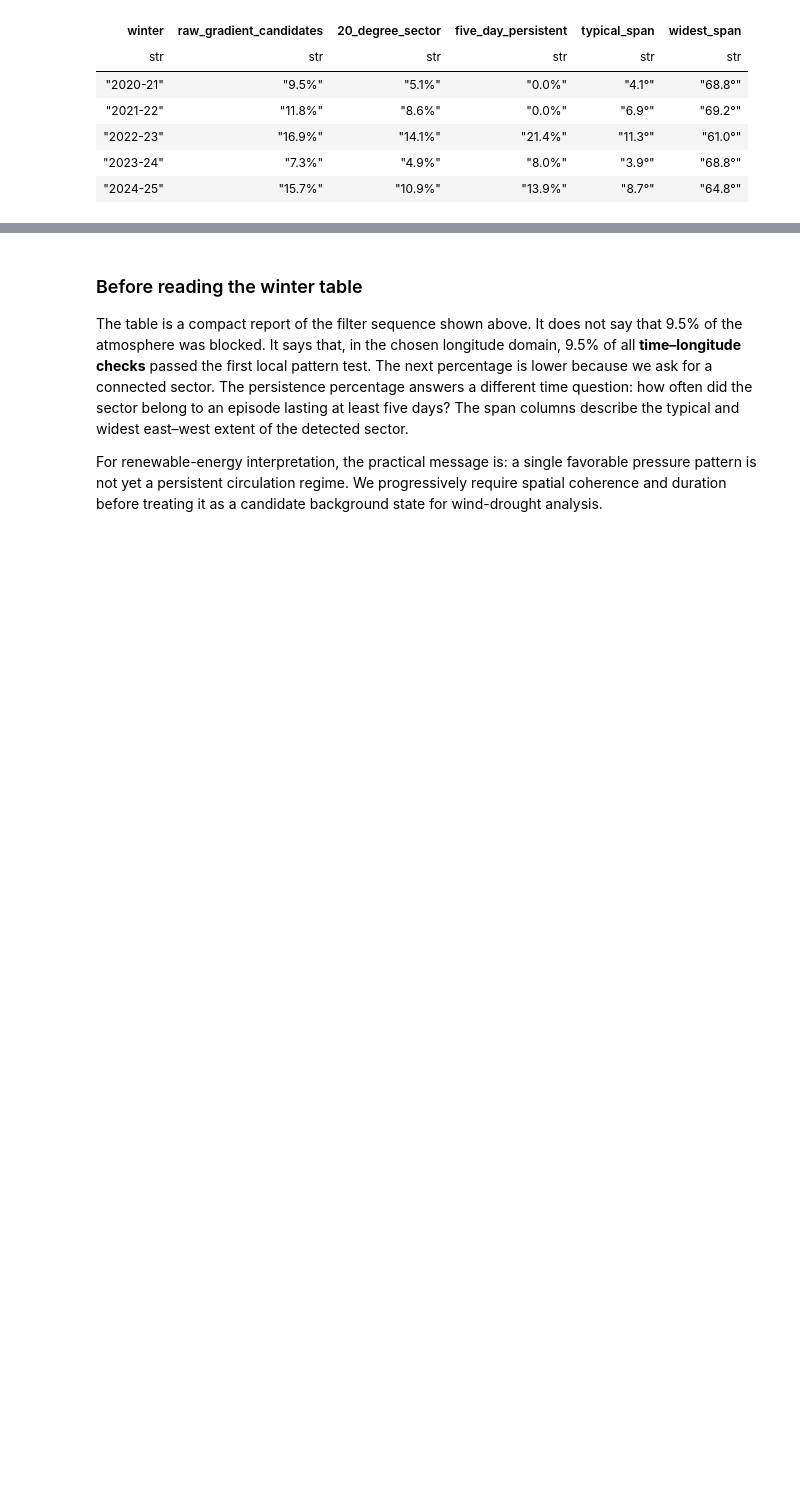
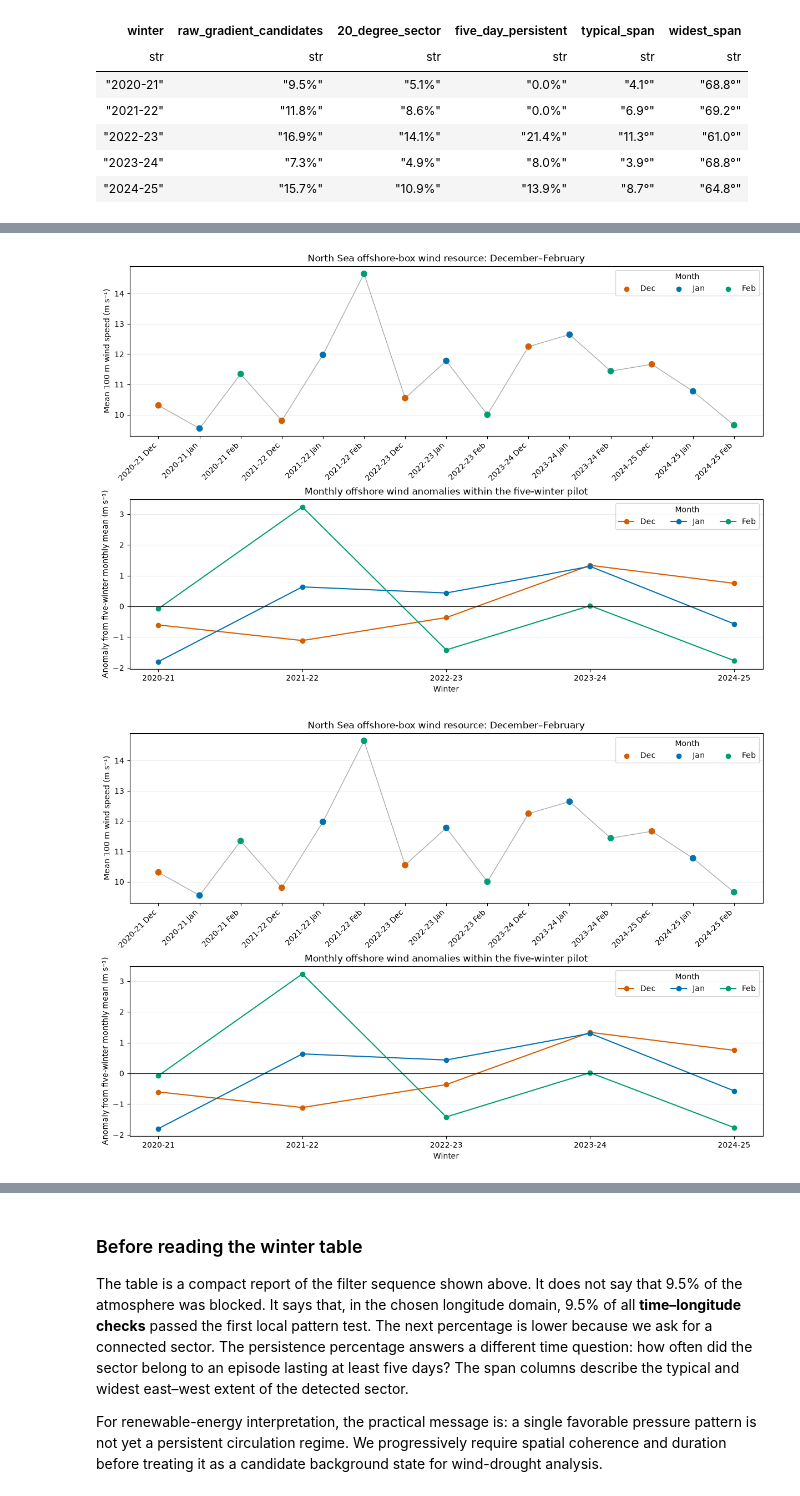
Before and after one commit to TunaHim/EuroGrid-Climate-Dynamics, a Jupyter notebook: notebooks/03_era5_blocking_benchmark.ipynb, the cells around one changed output, grey strips where cells are left out. Cells and saved outputs as stored; diff of their text form; code cells hidden in the pictures; blank space fills up the shorter version.

Commit message:
Complete historical ERA5 wind benchmark
Co-Authored-By: Himansu Kesari Pradhan <kesarihimansu@gmail.com>

```diff
--- a/notebooks/03_era5_blocking_benchmark.ipynb
+++ b/notebooks/03_era5_blocking_benchmark.ipynb
@@ -228,0 +284,32 @@ shape: (5, 6)
+# %%
+# Plot the three monthly offshore wind points for every winter and their monthly anomalies.
+fig, axes = plt.subplots(2, 1, figsize=(12, 8), constrained_layout=True)
+labels = [f"{row['winter']} {row['month']}" for row in monthly_summary.to_dicts()]
+values = monthly_summary["mean_wind_m_s"].to_list()
+colors = {"Dec": "#D55E00", "Jan": "#0072B2", "Feb": "#009E73"}
+point_colors = [colors[row["month"]] for row in monthly_summary.to_dicts()]
+axes[0].plot(np.arange(len(values)), values, color="#555555", linewidth=1, alpha=0.5)
+axes[0].scatter(np.arange(len(values)), values, c=point_colors, s=55, zorder=3)
+axes[0].set_xticks(np.arange(len(labels)), labels, rotation=45, ha="right")
+axes[0].set_ylabel("Mean 100 m wind speed (m s⁻¹)")
+axes[0].set_title("North Sea offshore-box wind resource: December–February")
+axes[0].grid(axis="y", alpha=0.25)
+for month, color in colors.items():
+    axes[0].scatter([], [], color=color, label=month)
+axes[0].legend(title="Month", ncol=3)
+
+for month, color in colors.items():
+    subset = monthly_summary.filter(pl.col("month") == month)
+    axes[1].plot(
+        subset["winter"].to_list(), subset["anomaly_m_s"].to_list(), marker="o", color=color, label=month
+    )
+axes[1].axhline(0, color="black", linewidth=0.8)
+axes[1].set_ylabel("Anomaly from five-winter monthly mean (m s⁻¹)")
+axes[1].set_xlabel("Winter")
+axes[1].set_title("Monthly offshore wind anomalies within the five-winter pilot")
+axes[1].grid(axis="y", alpha=0.25)
+axes[1].legend(title="Month", ncol=3)
+display(fig)
+# %% [output]
+[figure, added]
+[figure, added]
```
Also changed, not shown: parts of 15 cells of this notebook, 1 other file.
